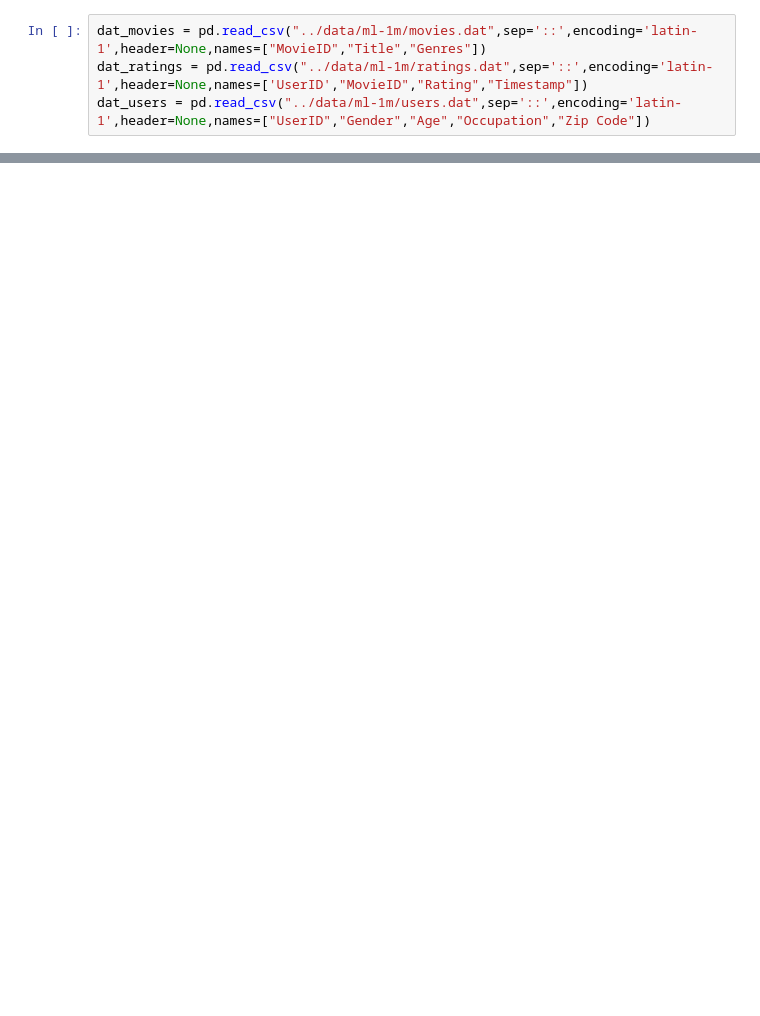
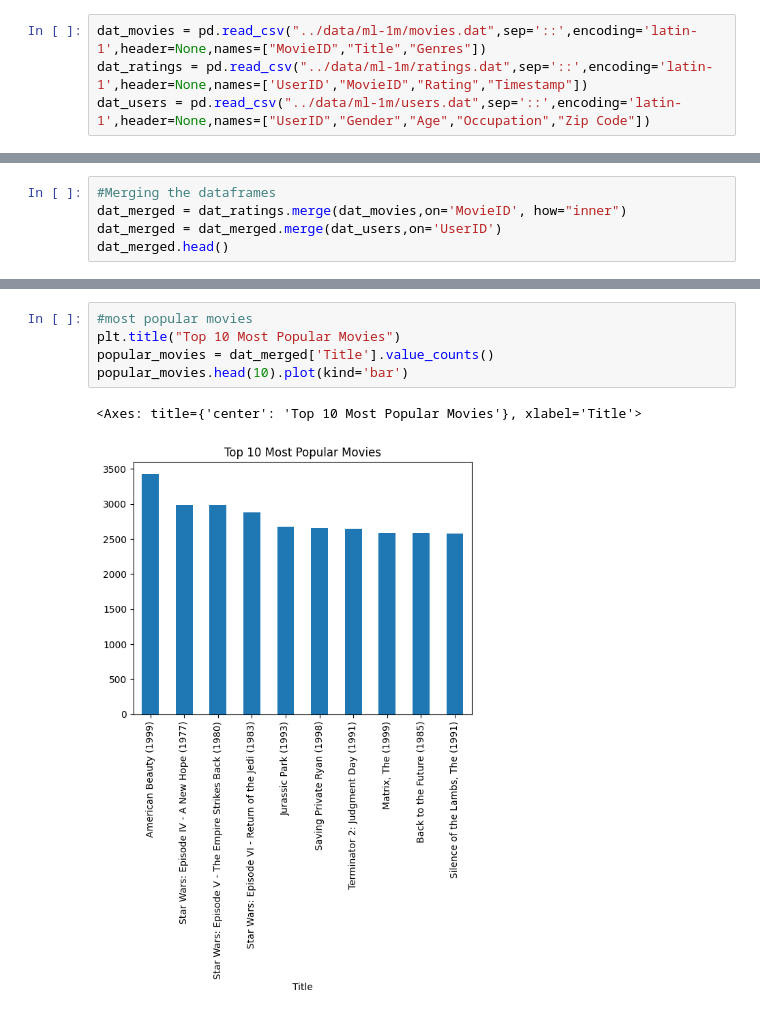
Before and after one commit to the-HarshUpadhyay/Movie-Recommendation, a Jupyter notebook: notebooks/data_exploration.ipynb, the cells around one changed output, grey strips where cells are left out. Cells and saved outputs as stored; diff of their text form; blank space fills up the shorter version.

```diff
--- a/notebooks/data_exploration.ipynb
+++ b/notebooks/data_exploration.ipynb
@@ -55,0 +77,5 @@ dat_movies
+# %%
+#Merging the dataframes
+dat_merged = dat_ratings.merge(dat_movies,on='MovieID', how="inner")
+dat_merged = dat_merged.merge(dat_users,on='UserID')
+dat_merged.head()
@@ -55,0 +158,8 @@ dat_movies
+# %%
+#most popular movies
+plt.title("Top 10 Most Popular Movies")
+popular_movies = dat_merged['Title'].value_counts()
+popular_movies.head(10).plot(kind='bar')
+# %% [output]
+<Axes: title={'center': 'Top 10 Most Popular Movies'}, xlabel='Title'>
+[figure, added]
```
Also changed, not shown: parts of 11 cells of this notebook.
